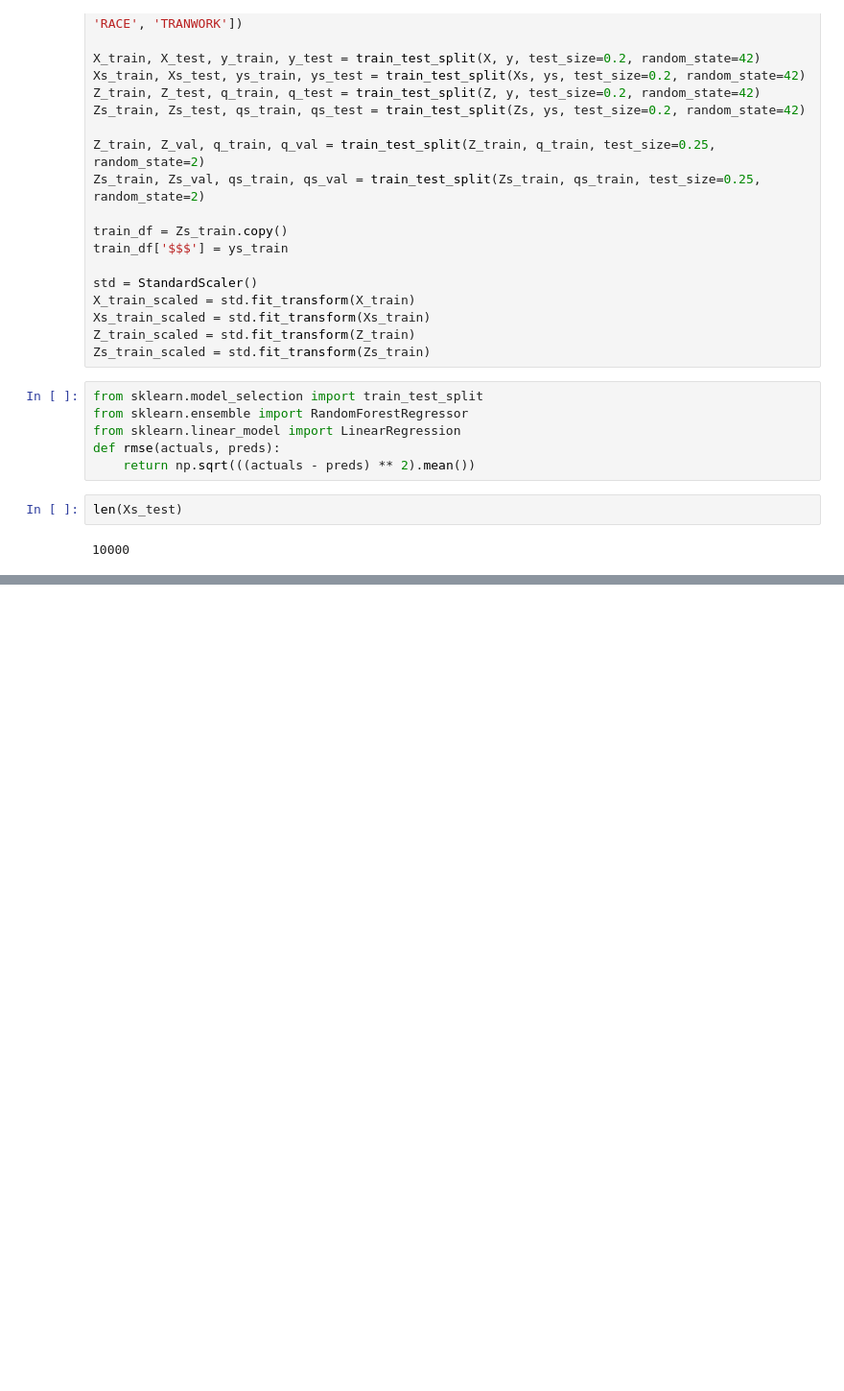
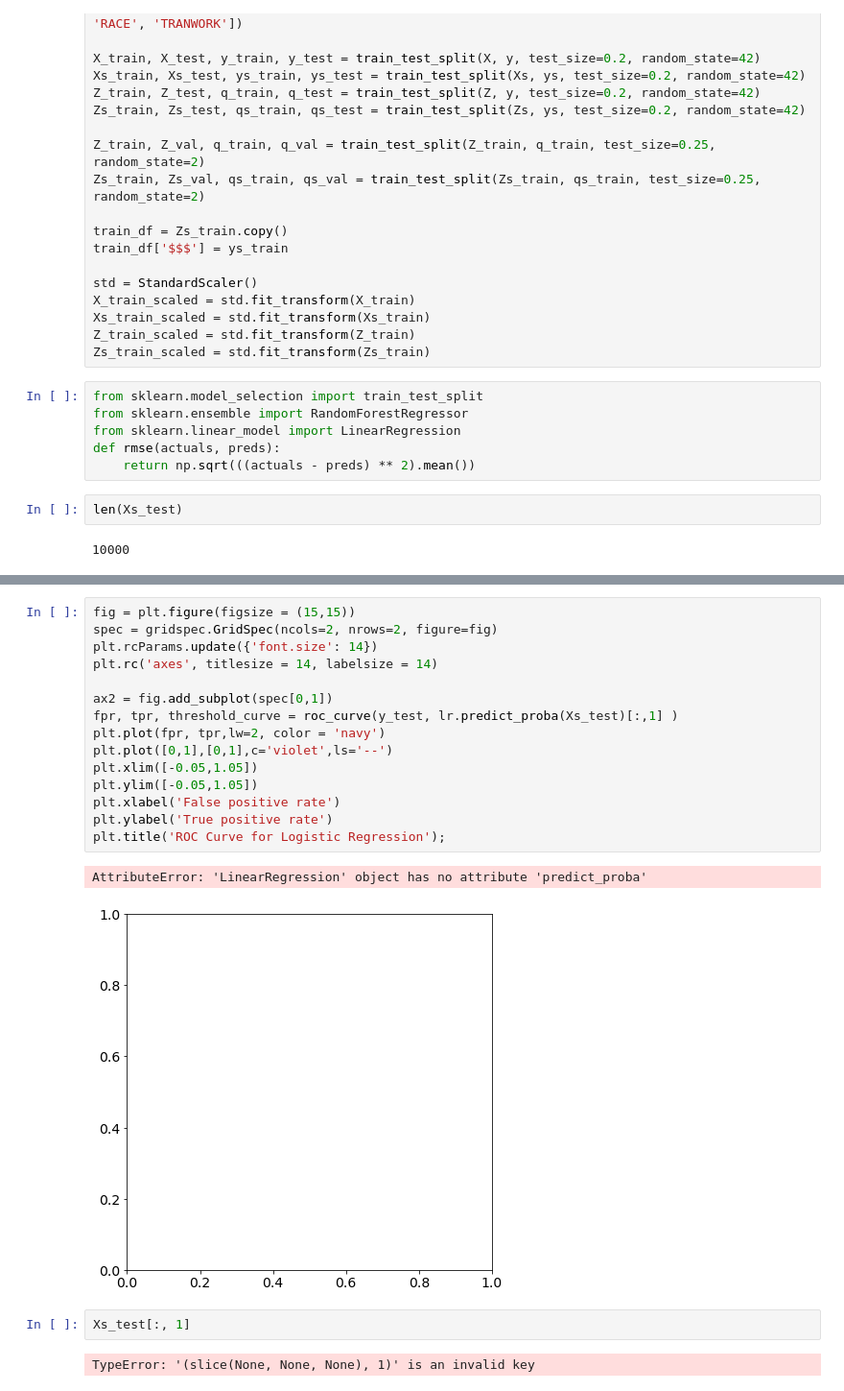
Before and after one commit to nhorton04/p3_mb, a Jupyter notebook: Pipes.ipynb, the cells around one changed output, grey strips where cells are left out. Shown at 96% size. Cells and saved outputs as stored; diff of their text form; blank space fills up the shorter version.

```diff
--- a/Pipes.ipynb
+++ b/Pipes.ipynb
@@ -327,0 +330,22 @@ for n in range(1, 17):
+# %%
+fig = plt.figure(figsize = (15,15))
+spec = gridspec.GridSpec(ncols=2, nrows=2, figure=fig)
+plt.rcParams.update({'font.size': 14})
+plt.rc('axes', titlesize = 14, labelsize = 14)
+
+ax2 = fig.add_subplot(spec[0,1])
+fpr, tpr, threshold_curve = roc_curve(y_test, lr.predict_proba(Xs_test)[:,1] )
+plt.plot(fpr, tpr,lw=2, color = 'navy')
+plt.plot([0,1],[0,1],c='violet',ls='--')
+plt.xlim([-0.05,1.05])
+plt.ylim([-0.05,1.05])
+plt.xlabel('False positive rate')
+plt.ylabel('True positive rate')
+plt.title('ROC Curve for Logistic Regression');
+# %% [output]
+AttributeError: 'LinearRegression' object has no attribute 'predict_proba'
+[figure, added]
+# %%
+Xs_test[:, 1]
+# %% [output]
+TypeError: '(slice(None, None, None), 1)' is an invalid key
```
Also changed, not shown: parts of 1 cell of this notebook, 15 other files.
